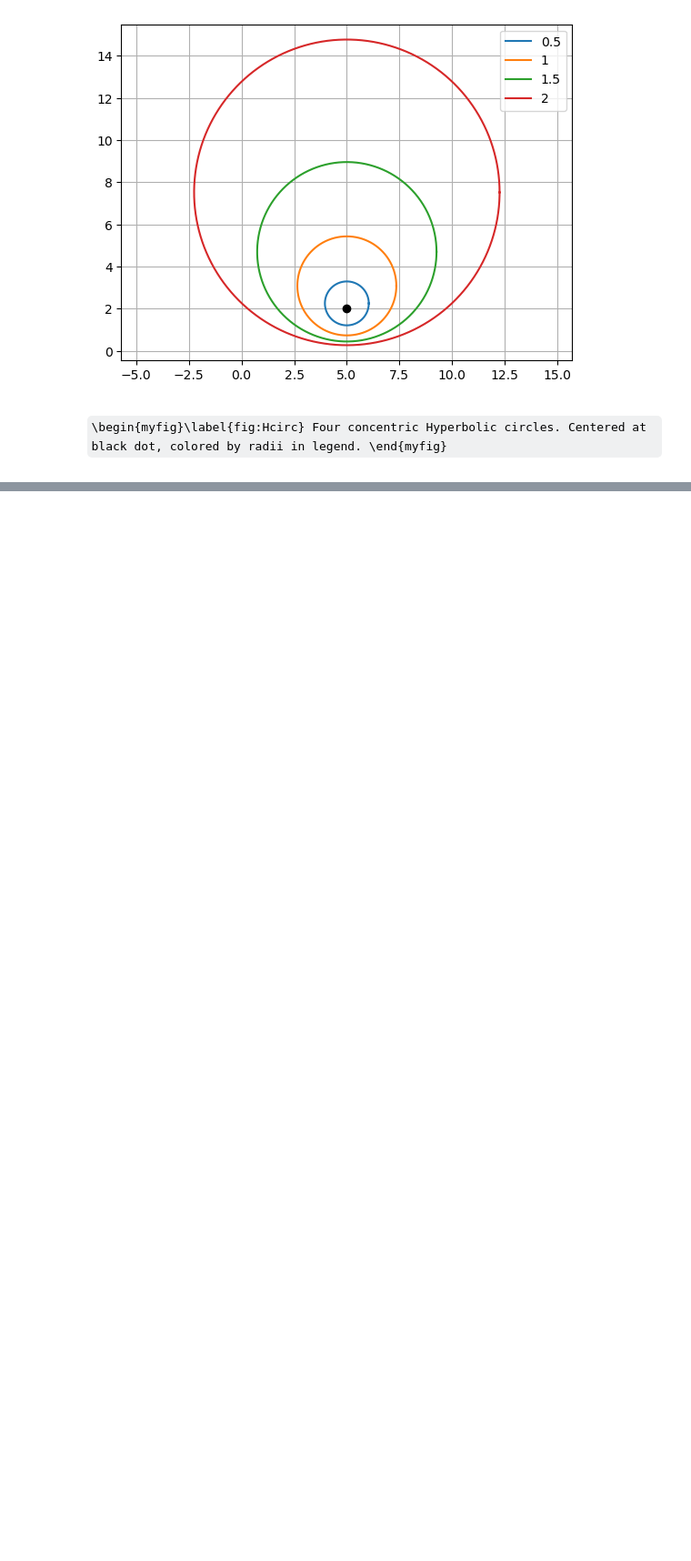
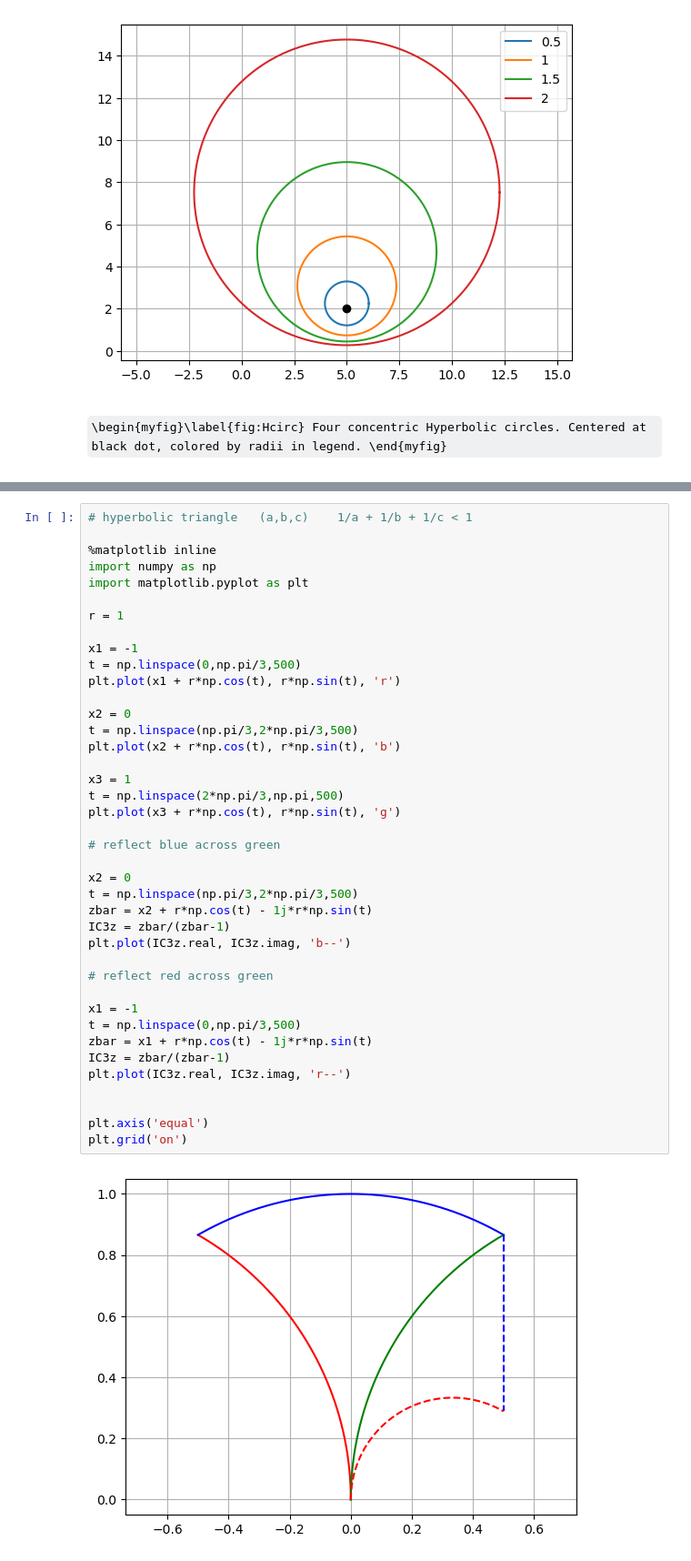
Before and after one commit to steve-cox-LA/JLA, a Jupyter notebook: 1. Transformations of the Plane/1.7 The Hyperbolic Plane.ipynb, the cells around one changed output, grey strips where cells are left out. Shown at 91% size. Cells and saved outputs as stored; diff of their text form; some formulas as TeX source; blank space fills up the shorter version.

```diff
--- a/1. Transformations of the Plane/1.7 The Hyperbolic Plane.ipynb
+++ b/1. Transformations of the Plane/1.7 The Hyperbolic Plane.ipynb
@@ -414,0 +430,42 @@ plt.grid('on');
+# %%
+# hyperbolic triangle   (a,b,c)    1/a + 1/b + 1/c < 1
+
+%matplotlib inline
+import numpy as np
+import matplotlib.pyplot as plt
+
+r = 1
+
+x1 = -1
+t = np.linspace(0,np.pi/3,500)
+plt.plot(x1 + r*np.cos(t), r*np.sin(t), 'r')
+
+x2 = 0
+t = np.linspace(np.pi/3,2*np.pi/3,500)
+plt.plot(x2 + r*np.cos(t), r*np.sin(t), 'b')
+
+x3 = 1
+t = np.linspace(2*np.pi/3,np.pi,500)
+plt.plot(x3 + r*np.cos(t), r*np.sin(t), 'g')
+
+# reflect blue across green
+
+x2 = 0
+t = np.linspace(np.pi/3,2*np.pi/3,500)
+zbar = x2 + r*np.cos(t) - 1j*r*np.sin(t)
+IC3z = zbar/(zbar-1)
+plt.plot(IC3z.real, IC3z.imag, 'b--')
+
+# reflect red across green
+
+x1 = -1
+t = np.linspace(0,np.pi/3,500)
+zbar = x1 + r*np.cos(t) - 1j*r*np.sin(t)
+IC3z = zbar/(zbar-1)
+plt.plot(IC3z.real, IC3z.imag, 'r--')
+
+
+plt.axis('equal')
+plt.grid('on')
+# %% [output]
+[figure, added]
```
Also changed, not shown: parts of 1 cell of this notebook, 1 other file.
